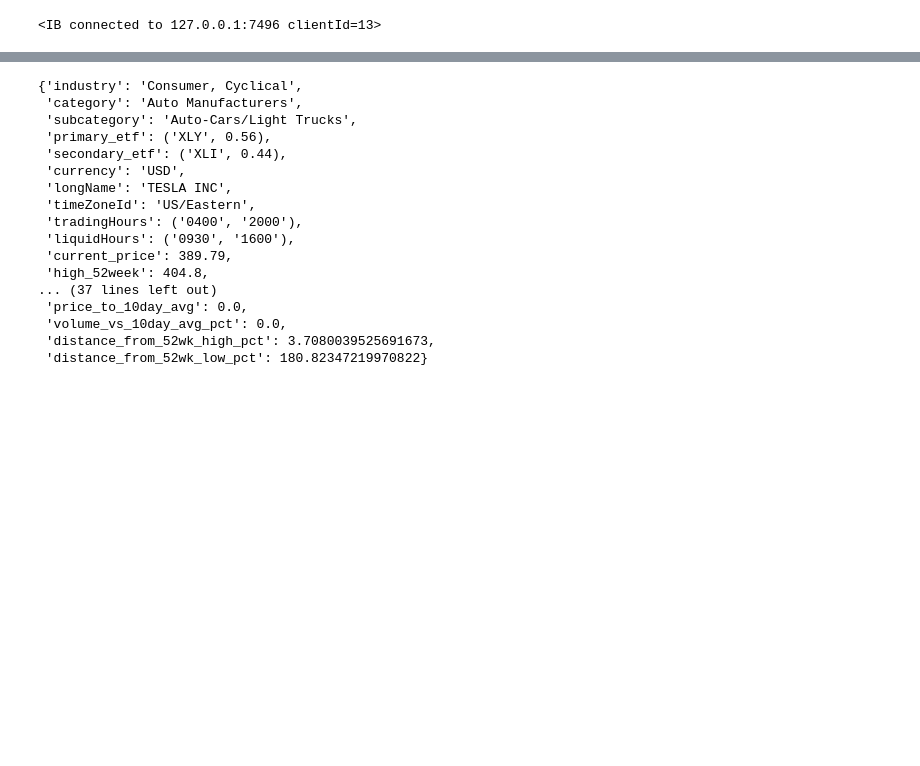
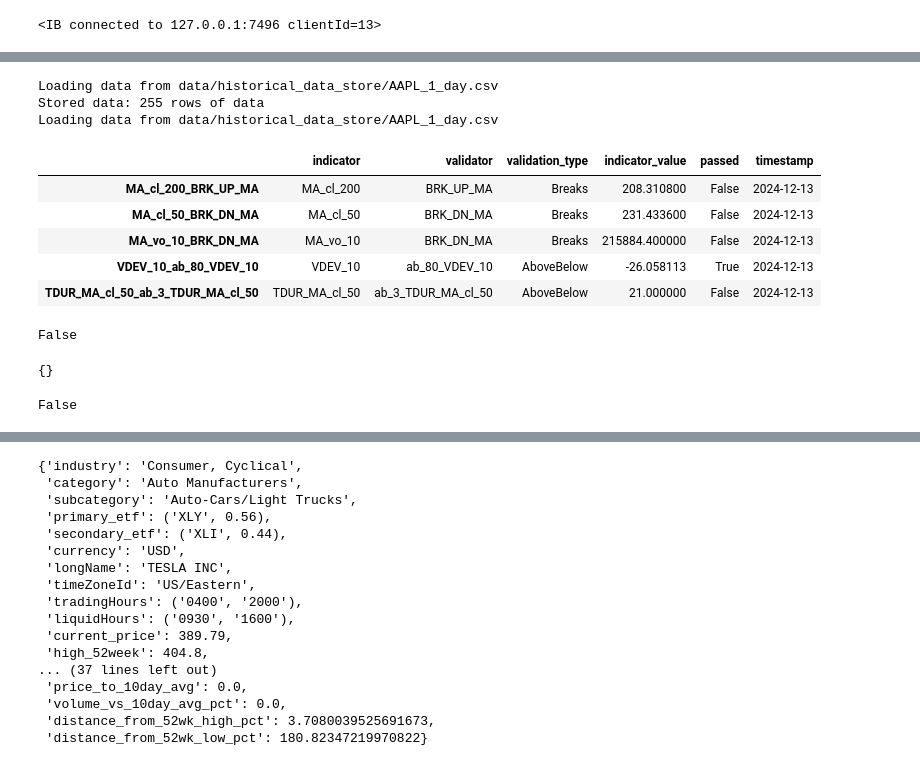
Before and after one commit to Design-01/stockbot_4, a Jupyter notebook: TEST_StockX.ipynb, the cells around one changed output, grey strips where cells are left out. Drawn from its saved outputs; the diff is of its cells as text; code cells hidden in the pictures; blank space fills up the shorter version.

```diff
--- a/TEST_StockX.ipynb
+++ b/TEST_StockX.ipynb
@@ -17,0 +39,71 @@ ib.connect('127.0.0.1', 7496, clientId=13)
+# %%
+
+# getting the technical analysis
+sx.req_ohlcv() # gets the technical analysis from the IB API
+sx.validate_TA(ta.MA('close', 200),          ta.Breaks('close', 'MA_cl_200', True)) # returns boolean
+sx.validate_TA(ta.MA('close', 50),           ta.Breaks('close', 'MA_cl_50', False)) # returns boolean
+sx.validate_TA(ta.MA('volume', 10),          ta.Breaks('close', 'MA_vo_10', False)) # returns boolean
+sx.validate_TA(ta.VolDev('volume', 10),      ta.AboveBelow(80, 'VDEV_10', 'above')) # returns boolean
+sx.validate_TA(ta.TrendDuration('MA_cl_50'), ta.AboveBelow(3, 'TDUR_MA_cl_50', 'above')) # returns boolean
+display(sx.validation_TA_report(asDF=True)) # returns a dictionary with the validation results
+sx.validation_TA_has_passed() # returns boolean if all validations are True
+# %% [output]
+Loading data from data/historical_data_store/AAPL_1_day.csv
+Stored data: 255 rows of data
+Loading data from data/historical_data_store/AAPL_1_day.csv
+|  | indicator | validator | validation_type | indicator_value | passed | timestamp |
+| MA_cl_200_BRK_UP_MA | MA_cl_200 | BRK_UP_MA | Breaks | 208.310800 | False | 2024-12-13 |
+| MA_cl_50_BRK_DN_MA | MA_cl_50 | BRK_DN_MA | Breaks | 231.433600 | False | 2024-12-13 |
+| MA_vo_10_BRK_DN_MA | MA_vo_10 | BRK_DN_MA | Breaks | 215884.400000 | False | 2024-12-13 |
+| VDEV_10_ab_80_VDEV_10 | VDEV_10 | ab_80_VDEV_10 | AboveBelow | -26.058113 | True | 2024-12-13 |
+| TDUR_MA_cl_50_ab_3_TDUR_MA_cl_50 | TDUR_MA_cl_50 | ab_3_TDUR_MA_cl_50 | AboveBelow | 21.000000 | False | 2024-12-13 |
+False
+# %%
+sx.frame_validation_results
+# %% [output]
+{}
+# %%
+def validate_TA(self, ta_indicator, ta_validator, style=None):
+    """
+    Validates technical analysis indicators against specified validation criteria.
+
+    Args:
+        ta_indicator: The technical indicator to be added (e.g., MA, VolDev)
+        ta_validator: The validation method to test the indicator (e.g., Breaks, AboveBelow)
+        style (dict, optional): Plotting style parameters. If None, uses default style.
+
+    Returns:
+        bool: Result of the technical analysis validation
+    """
+    # Default style if none provided
+    default_style = {
+        'dash': 'solid',
+        'color': 'cyan',
+        'width': 1
+    }
+
+    # Use provided style or default
+    plot_style = style if style is not None else default_style
+
+    # Add the technical indicator to the frame
+    self.frame.add_ta(ta_indicator, plot_style)
+
+    # Load and update the data
+    self.frame.update_ta_data()
+
+    # Add the validator
+    self.frame.add_ta(ta_validator)
+
+    # Update data again to include validator results
+    self.frame.load_ohlcv(self.frame.data)
+    self.frame.update_ta_data()
+
+    # Get the validation result from the last row of data
+    # Assuming the validator adds a boolean column to the frame data
+    return self.frame.data[ta_validator.name].iloc[-1]
+
+# getting the stock data
+sx.req_ohlcv() # gets the technical analysis from the IB API
+validate_TA(sx, ta.MA('close', 200),     ta.Breaks('close', 'MA_cl_200', True)) # returns boolean
+# %% [output]
+False
```
Also changed, not shown: parts of 6 cells of this notebook, 5 other files.
